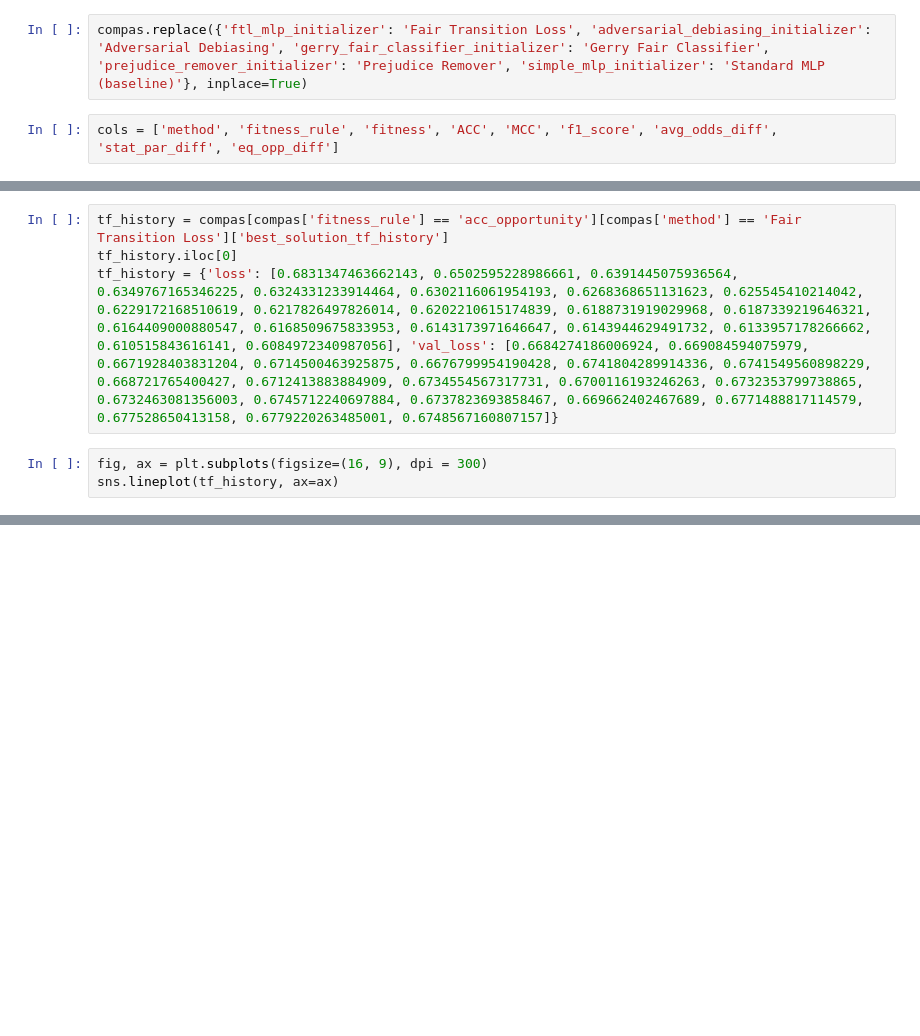
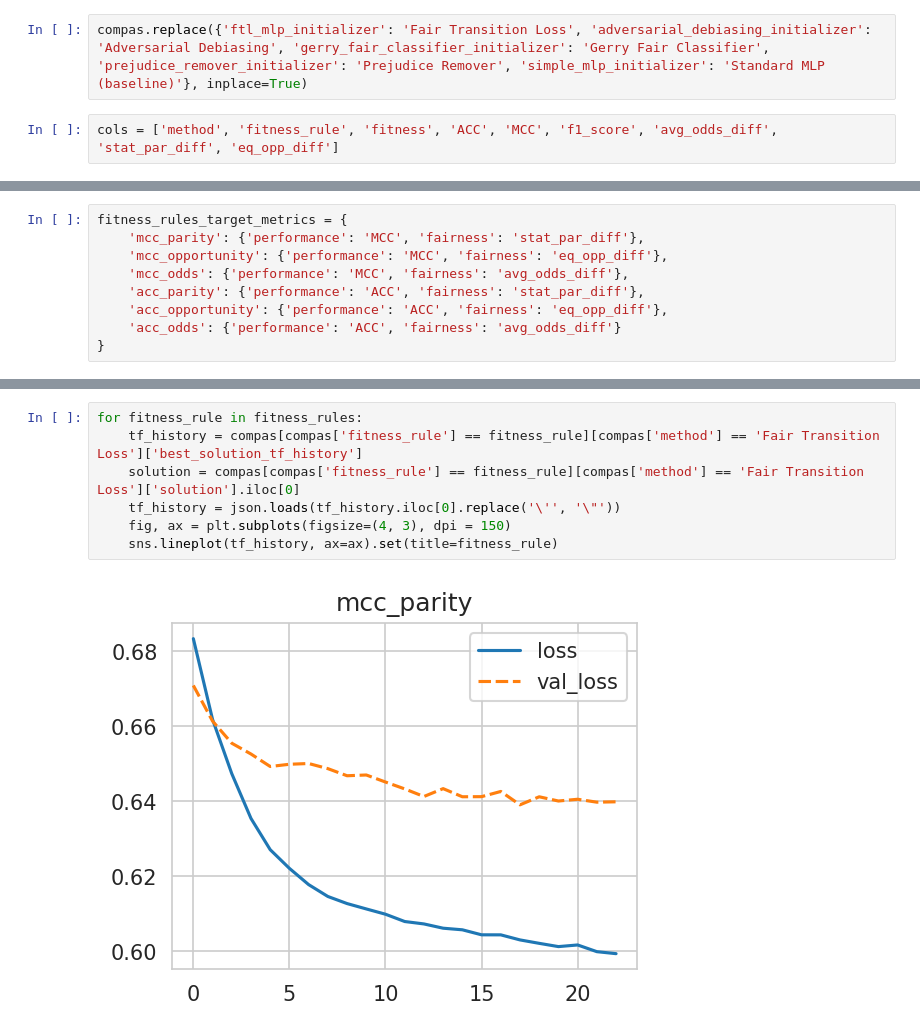
Before and after one commit to ygorcanalli/FairTransitionLoss, a Jupyter notebook: notebooks/2023-07-19/plot.ipynb, the cells around one changed output, grey strips where cells are left out. Cells and saved outputs as stored; diff of their text form; blank space fills up the shorter version.

```diff
--- a/notebooks/2023-07-19/plot.ipynb
+++ b/notebooks/2023-07-19/plot.ipynb
@@ -42,0 +57,9 @@ compas[cols].sort_values(by=['fitness_rule','fitness'], ascending=False)
+# %%
+fitness_rules_target_metrics = {
+    'mcc_parity': {'performance': 'MCC', 'fairness': 'stat_par_diff'},
+    'mcc_opportunity': {'performance': 'MCC', 'fairness': 'eq_opp_diff'},
+    'mcc_odds': {'performance': 'MCC', 'fairness': 'avg_odds_diff'},
+    'acc_parity': {'performance': 'ACC', 'fairness': 'stat_par_diff'},
+    'acc_opportunity': {'performance': 'ACC', 'fairness': 'eq_opp_diff'},
+    'acc_odds': {'performance': 'ACC', 'fairness': 'avg_odds_diff'}
+}
@@ -70,7 +113,0 @@ compas[compas['fitness_rule'] == 'acc_opportunity'][['method', 'fitness', 'ACC',
-# %%
-tf_history = compas[compas['fitness_rule'] == 'acc_opportunity'][compas['method'] == 'Fair Transition Loss']['best_solution_tf_history']
-tf_history.iloc[0]
-tf_history = {'loss': [0.6831347463662143, 0.6502595228986661, 0.6391445075936564, 0.6349767165346225, 0.6324331233914464, 0.6302116061954193, 0.6268368651131623, 0.625545410214042, 0.6229172168510619, 0.6217826497826014, 0.6202210615174839, 0.6188731919029968, 0.6187339219646321, 0.6164409000880547, 0.6168509675833953, 0.6143173971646647, 0.6143944629491732, 0.6133957178266662, 0.610515843616141, 0.6084972340987056], 'val_loss': [0.6684274186006924, 0.669084594075979, 0.6671928403831204, 0.6714500463925875, 0.6676799954190428, 0.6741804289914336, 0.6741549560898229, 0.668721765400427, 0.6712413883884909, 0.6734554567317731, 0.6700116193246263, 0.6732353799738865, 0.6732463081356003, 0.6745712240697884, 0.6737823693858467, 0.669662402467689, 0.6771488817114579, 0.677528650413158, 0.6779220263485001, 0.6748567160807157]}
-# %%
-fig, ax = plt.subplots(figsize=(16, 9), dpi = 300)
-sns.lineplot(tf_history, ax=ax)
@@ -79,0 +125,9 @@ sns.lineplot(tf_history, ax=ax)
+# %%
+for fitness_rule in fitness_rules:
+    tf_history = compas[compas['fitness_rule'] == fitness_rule][compas['method'] == 'Fair Transition Loss']['best_solution_tf_history']
+    solution = compas[compas['fitness_rule'] == fitness_rule][compas['method'] == 'Fair Transition Loss']['solution'].iloc[0]
+    tf_history = json.loads(tf_history.iloc[0].replace('\'', '\"'))
+    fig, ax = plt.subplots(figsize=(4, 3), dpi = 150)
+    sns.lineplot(tf_history, ax=ax).set(title=fitness_rule)
+# %% [output]
+[figure, added]
```
Also changed, not shown: parts of 15 cells of this notebook, 2 other files.
